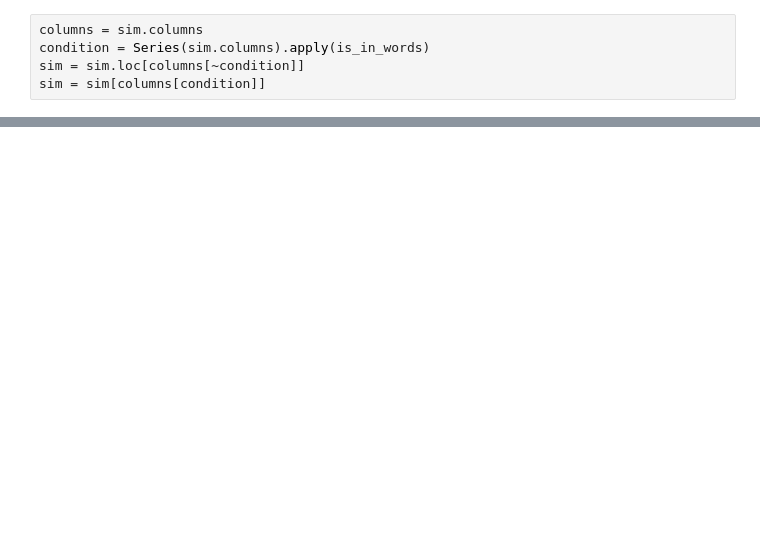
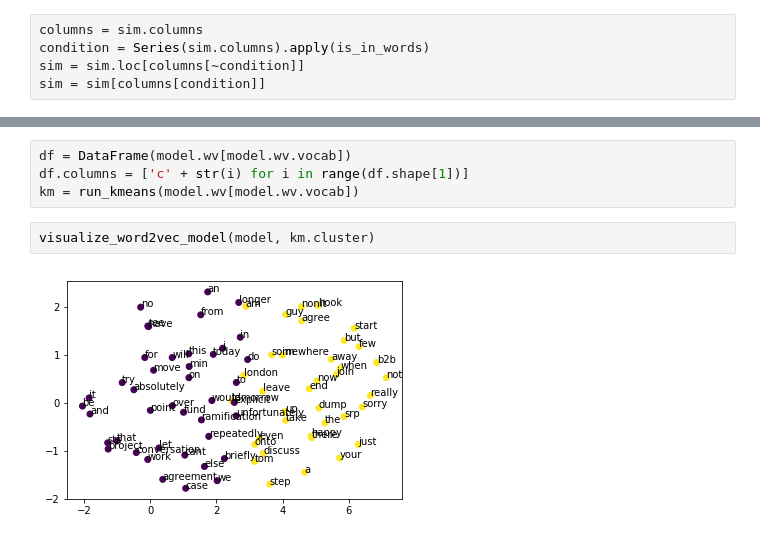
Before and after one commit to SNaveenMathew/TextMining, a Jupyter notebook: main.ipynb, the cells around one changed output, grey strips where cells are left out. Saved outputs shown, nothing was run; the diff lists cells and outputs as text; blank space fills up the shorter version.

Commit message:
Initial results with kmeans + automatic k selection

```diff
--- a/main.ipynb
+++ b/main.ipynb
@@ -215 +256,9 @@ sts             step
 dtype: object
+# %%
+df = DataFrame(model.wv[model.wv.vocab])
+df.columns = ['c' + str(i) for i in range(df.shape[1])]
+km = run_kmeans(model.wv[model.wv.vocab])
+# %%
+visualize_word2vec_model(model, km.cluster)
+# %% [output]
+[figure, added]
```
Also changed, not shown: parts of 12 cells of this notebook, 2 other files.
